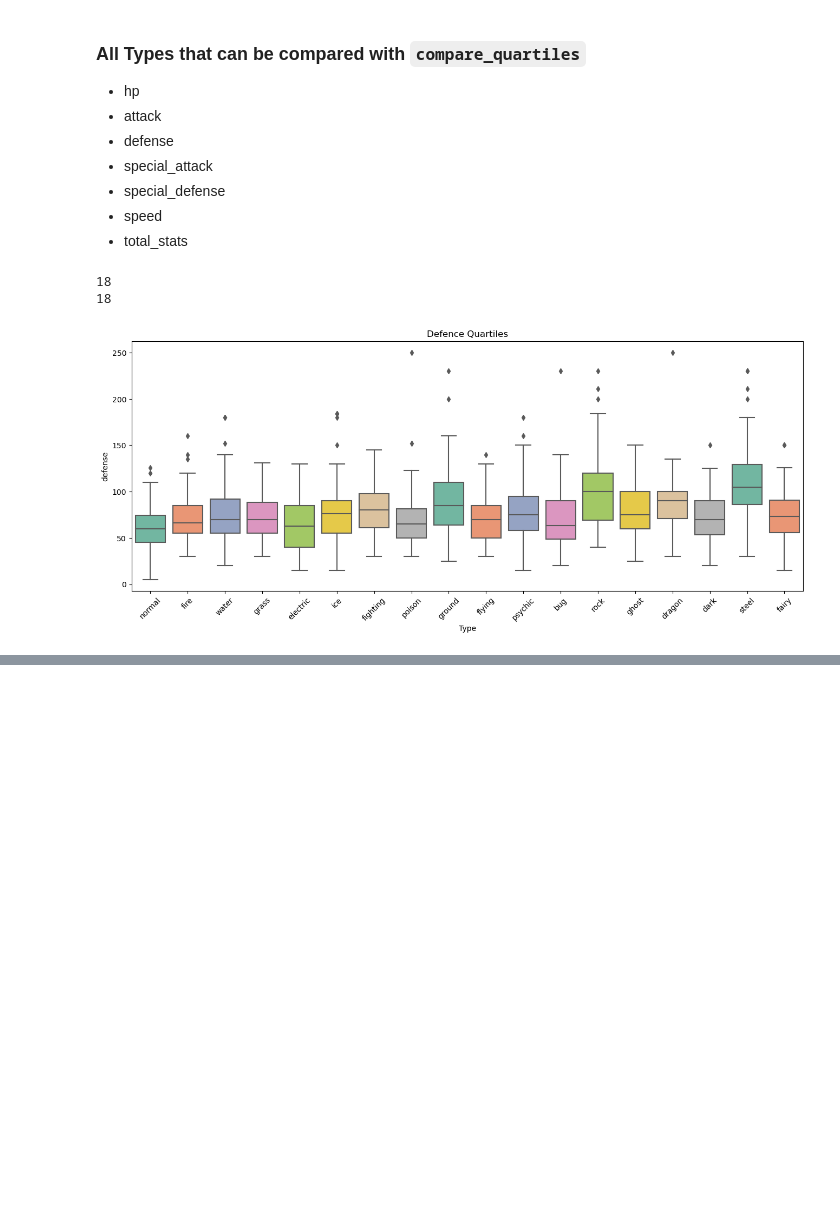
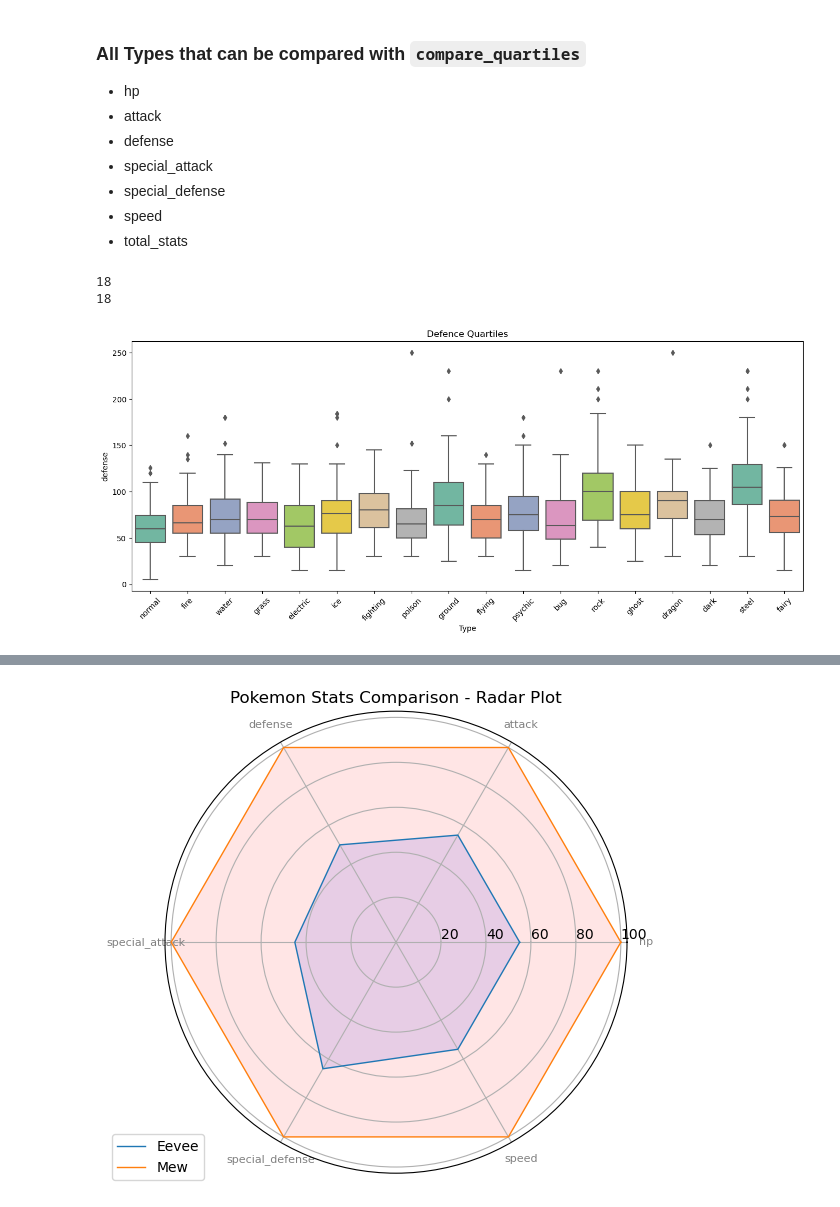
Before and after one commit to MaterDev/Python_Jupyter_Experiments, a Jupyter notebook: projects/01_poke_data/main.ipynb, the cells around one changed output, grey strips where cells are left out. Drawn from its saved outputs; the diff is of its cells as text; code cells hidden in the pictures; blank space fills up the shorter version.

Commit message:
add radar plot comparison function to compare stats between any to pokemon

```diff
--- a/projects/01_poke_data/main.ipynb
+++ b/projects/01_poke_data/main.ipynb
@@ -279,0 +288,74 @@ compare_quartiles('defense')
+# %%
+import pandas as pd
+import matplotlib.pyplot as plt
+from math import pi
+
+# Compare the stats of two Pokémon
+def radar_plot(pokemon1='pikachu', pokemon2='charmander', pokeDF=poke_df):
+
+    # Check if the Pokémon exist in the DataFrame
+    if pokemon1 not in pokeDF['name'].values:
+        print(f"No data available for Pokémon: {pokemon1}")
+        return
+    if pokemon2 not in pokeDF['name'].values:
+        print(f"No data available for Pokémon: {pokemon2}")
+        return
+
+    # Store the data for pokemon1 in a variable
+    pokemon1_data = pokeDF[pokeDF['name'] == pokemon1].iloc[0]
+    # Store the data for pokemon2 in a variable
+    pokemon2_data = pokeDF[pokeDF['name'] == pokemon2].iloc[0]
+
+    # Create a dataframe with only the stats for pokemon1 and pokemon2
+    data = {
+        "group": [pokemon1, pokemon2],
+        "hp": [pokemon1_data['hp'], pokemon2_data['hp']],
+        "attack": [pokemon1_data['attack'], pokemon2_data['attack']],
+        "defense": [pokemon1_data['defense'], pokemon2_data['defense']],
+        "special_attack": [pokemon1_data['special_attack'], pokemon2_data['special_attack']],
+        "special_defense": [pokemon1_data['special_defense'], pokemon2_data['special_defense']],
+        "speed": [pokemon1_data['speed'], pokemon2_data['speed']]
+    }
+
+    # Convert the data to a dataframe
+    df = pd.DataFrame(data)
+
+    # Number of variables
+    categories = list(df)[1:]
+    N = len(categories)
+
+    # We are going to plot the first line of the data frame.
+    # But we need to repeat the first value to close the circular graph:
+    values_pokemon1 = df.loc[0].drop('group').values.flatten().tolist()
+    values_pokemon1 += values_pokemon1[:1]
+    values_pokemon2 = df.loc[1].drop('group').values.flatten().tolist()
+    values_pokemon2 += values_pokemon2[:1]
+
+    # What will be the angle of each axis in the plot?
+    angles = [n / float(N) * 2 * pi for n in range(N)]
+    angles += angles[:1]
+
+    # Initialise the spider plot
+    plt.figure(figsize=(6, 6))
+    ax = plt.subplot(111, polar=True)
+
+    # Draw one axis per variable + add labels
+    plt.xticks(angles[:-1], categories, color='grey', size=8)
+
+    # Draw ylabels
+    ax.set_rlabel_position(0)
+
+    # Plot data
+    ax.plot(angles, values_pokemon1, linewidth=1, linestyle='solid', label=pokemon1.capitalize())
+    ax.fill(angles, values_pokemon1, 'b', alpha=0.1)
+    ax.plot(angles, values_pokemon2, linewidth=1, linestyle='solid', label=pokemon2.capitalize())
+    ax.fill(angles, values_pokemon2, 'r', alpha=0.1)
+
+    plt.legend(loc='upper right', bbox_to_anchor=(0.1, 0.1))
+
+    plt.title('Pokemon Stats Comparison - Radar Plot')
+    plt.show()
+
+radar_plot('eevee', 'mew')
+# %% [output]
+[figure, added]
```
Also changed, not shown: parts of 1 cell of this notebook.
